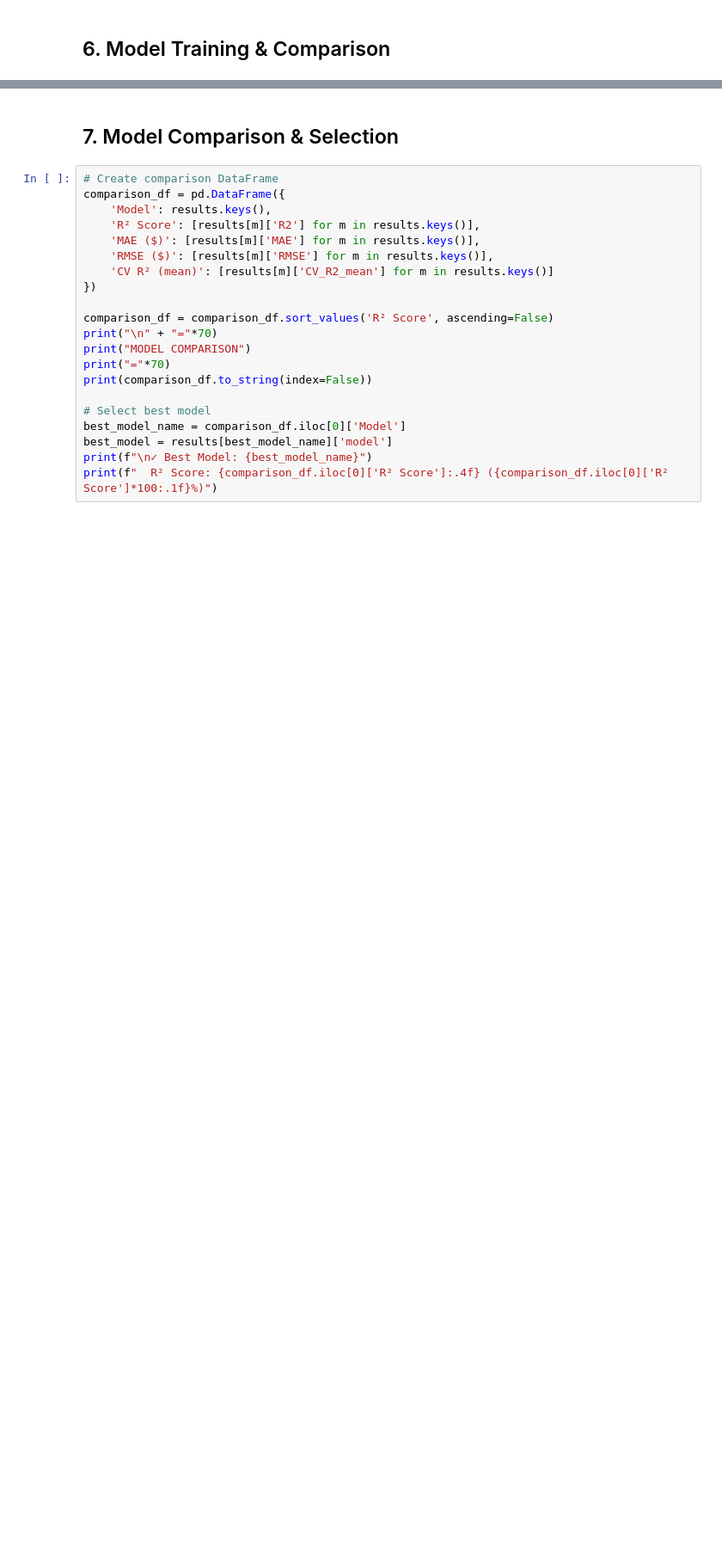
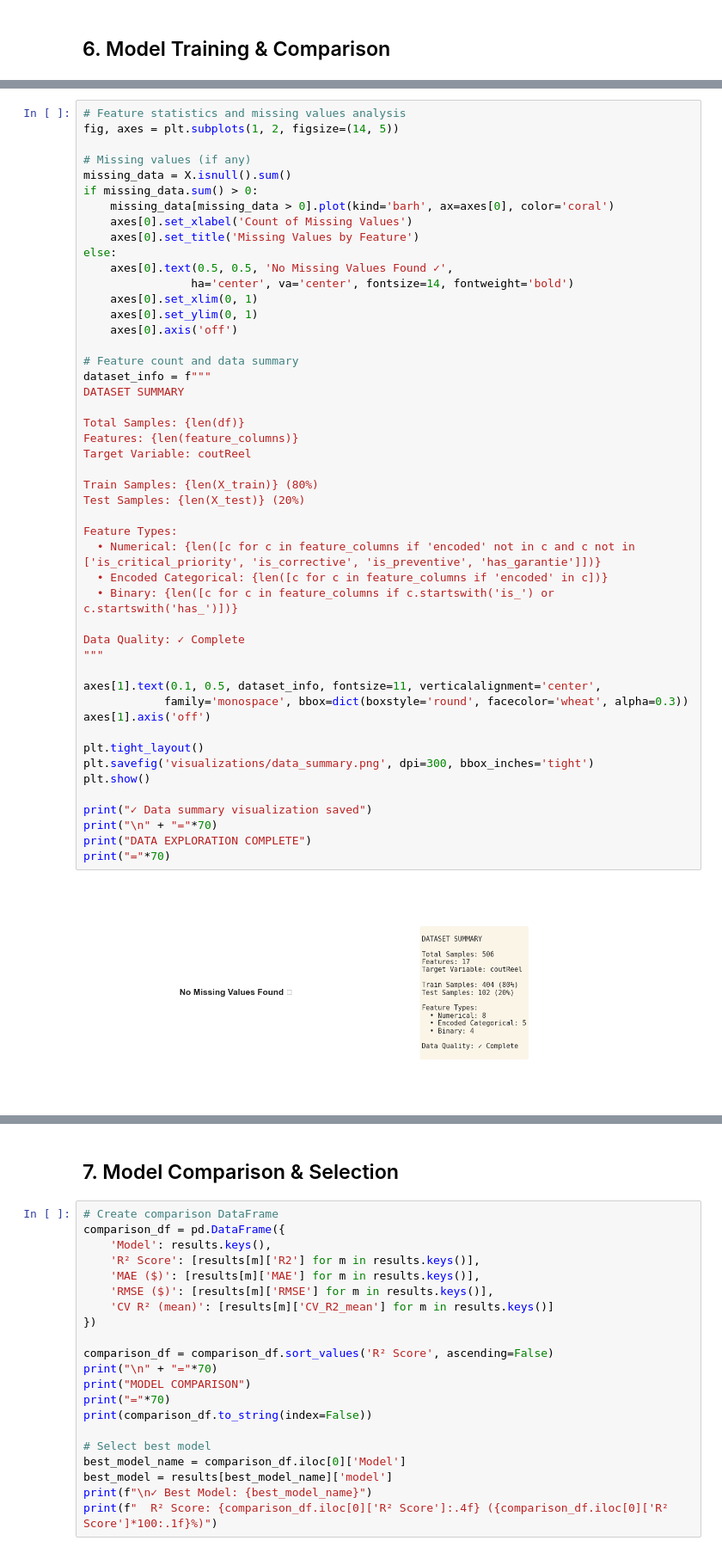
Before and after one commit to BellilxDhaker/equipment-failure-predictor, a Jupyter notebook: maintenance_cost_prediction.ipynb, the cells around one changed output, grey strips where cells are left out. Shown at 86% size. Drawn from its saved outputs; the diff is of its cells as text; blank space fills up the shorter version.

```diff
--- a/maintenance_cost_prediction.ipynb
+++ b/maintenance_cost_prediction.ipynb
@@ -169,0 +408,50 @@ print(f"  Std of training features: {X_train_scaled.std():.4f}")
+# %%
+# Feature statistics and missing values analysis
+fig, axes = plt.subplots(1, 2, figsize=(14, 5))
+
+# Missing values (if any)
+missing_data = X.isnull().sum()
+if missing_data.sum() > 0:
+    missing_data[missing_data > 0].plot(kind='barh', ax=axes[0], color='coral')
+    axes[0].set_xlabel('Count of Missing Values')
+    axes[0].set_title('Missing Values by Feature')
+else:
+    axes[0].text(0.5, 0.5, 'No Missing Values Found ✓',
+                ha='center', va='center', fontsize=14, fontweight='bold')
+    axes[0].set_xlim(0, 1)
+    axes[0].set_ylim(0, 1)
+    axes[0].axis('off')
+
+# Feature count and data summary
+dataset_info = f"""
+DATASET SUMMARY
+
+Total Samples: {len(df)}
+Features: {len(feature_columns)}
+Target Variable: coutReel
+
+Train Samples: {len(X_train)} (80%)
+Test Samples: {len(X_test)} (20%)
+
+Feature Types:
+  • Numerical: {len([c for c in feature_columns if 'encoded' not in c and c not in ['is_critical_priority', 'is_corrective', 'is_preventive', 'has_garantie']])}
+  • Encoded Categorical: {len([c for c in feature_columns if 'encoded' in c])}
+  • Binary: {len([c for c in feature_columns if c.startswith('is_') or c.startswith('has_')])}
+
+Data Quality: ✓ Complete
+"""
+
+axes[1].text(0.1, 0.5, dataset_info, fontsize=11, verticalalignment='center',
+            family='monospace', bbox=dict(boxstyle='round', facecolor='wheat', alpha=0.3))
+axes[1].axis('off')
+
+plt.tight_layout()
+plt.savefig('visualizations/data_summary.png', dpi=300, bbox_inches='tight')
+plt.show()
+
+print("✓ Data summary visualization saved")
+print("\n" + "="*70)
+print("DATA EXPLORATION COMPLETE")
+print("="*70)
+# %% [output]
+[figure, added]
```
Also changed, not shown: parts of 34 cells of this notebook.
